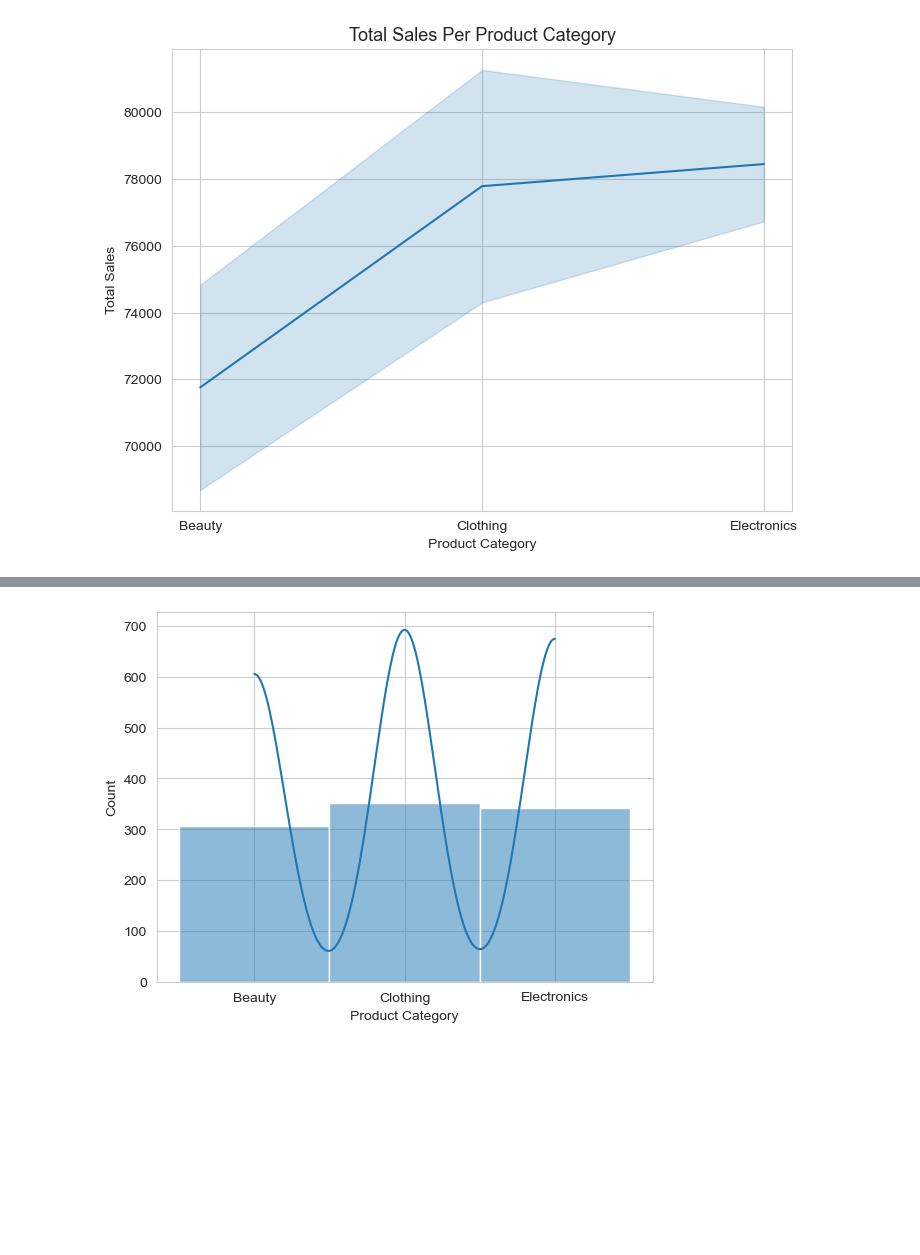
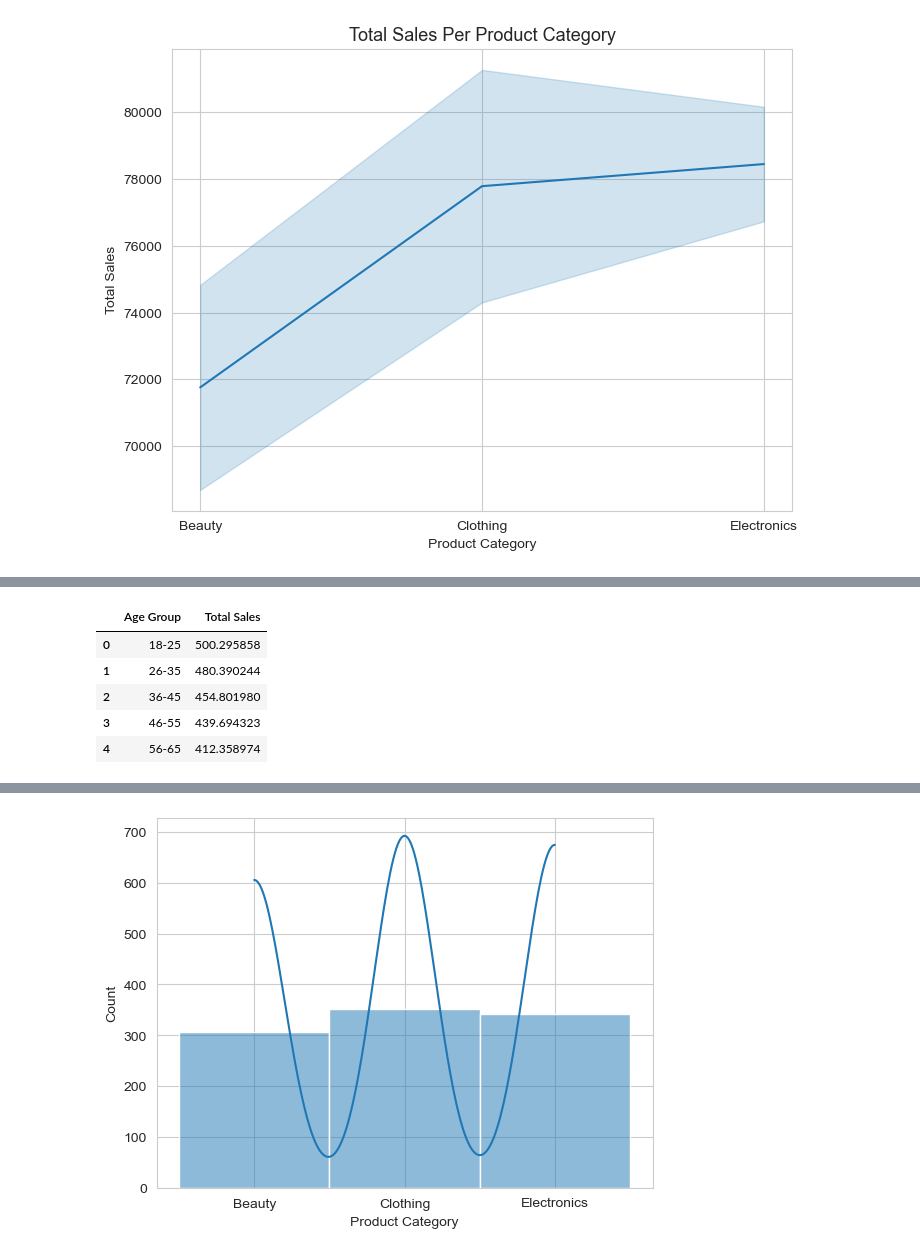
Before and after one commit to aziscript/Sales-Analysis, a Jupyter notebook: SalesAnalysis.ipynb, the cells around one changed output, grey strips where cells are left out. Saved outputs shown, nothing was run; the diff lists cells and outputs as text; code cells hidden in the pictures; blank space fills up the shorter version.

```diff
--- a/SalesAnalysis.ipynb
+++ b/SalesAnalysis.ipynb
@@ -298,0 +321,14 @@ Text(0.5, 1.0, 'Total Sales Per Product Category')
+# %%
+avg_spend_by_age_group = sales_data.groupby('Age Group',
+                                            observed=False)\
+                        ['Total Sales'].mean().reset_index()\
+                        .sort_values('Total Sales', ascending=False)
+
+avg_spend_by_age_group.style.background_gradient(cmap='Greens')
+# %% [output]
+|  | Age Group | Total Sales |
+| 0 | 18-25 | 500.295858 |
+| 1 | 26-35 | 480.390244 |
+| 2 | 36-45 | 454.801980 |
+| 3 | 46-55 | 439.694323 |
+| 4 | 56-65 | 412.358974 |
```
Also changed, not shown: parts of 13 cells of this notebook, 30 other files.
